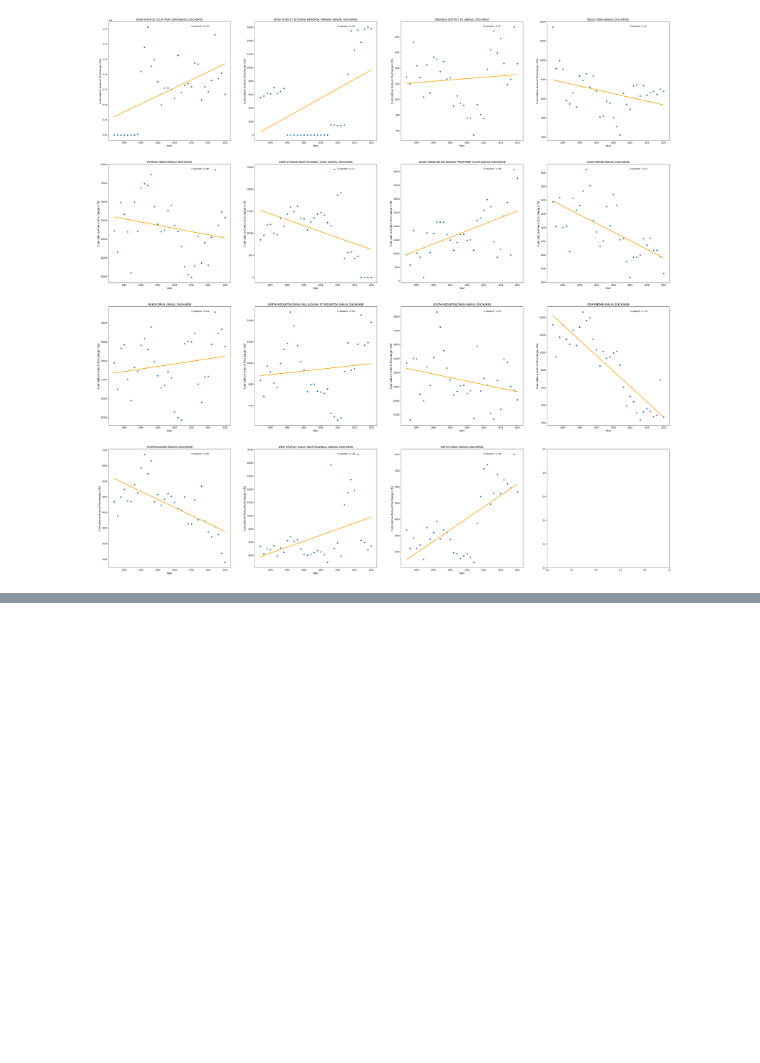
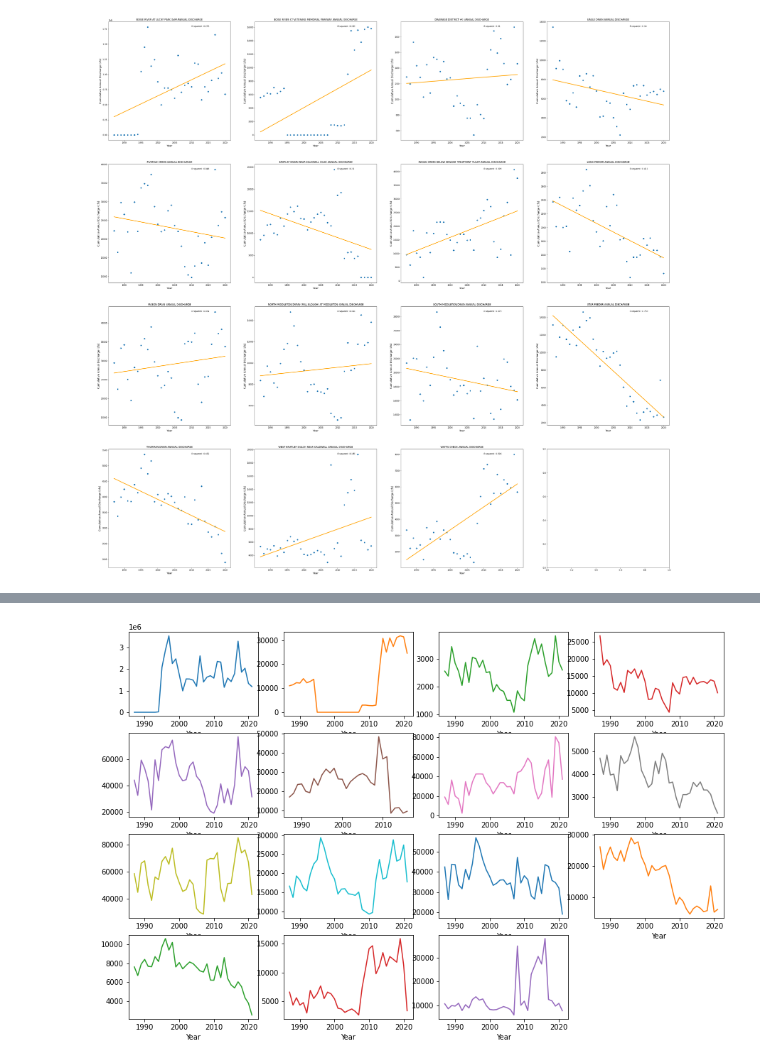
Before and after one commit to bridgetmarie24/pod_pou_lulcc, a Jupyter notebook: drainage_time_series.ipynb, the cells around one changed output, grey strips where cells are left out. Drawn from its saved outputs; the diff is of its cells as text; code cells hidden in the pictures; blank space fills up the shorter version.

Commit message:
manipulate df for plotting

```diff
--- a/drainage_time_series.ipynb
+++ b/drainage_time_series.ipynb
@@ -275,3 +261,17 @@ tot = df.groupby([df.index.year,'DiversionName']).sum(['Acre_feet']).drop('Hydro
+# %%
+## ----------- ##
+## PLOT TOTALS ##
+## ----------- ##
+
+df_plot = tot.pivot(index='Year', columns='DiversionName', values='Acre_feet')  \
+          .reset_index() #pivot plot so each column is the name of the diversion with the
+          # values as the total annual acre-ft
+
+df_plot.plot(kind='line', x='Year', layout=(4,4), subplots=True, figsize=(15,10), legend=False,
+             sharey=False, sharex=False)
+plt.show()
+# %% [output]
+[figure, added]
 # %%
 ## FIND THE CENTER OF MASS OF THE IRRIGATION SEASON ##
 
```
Also changed, not shown: parts of 5 cells of this notebook.
